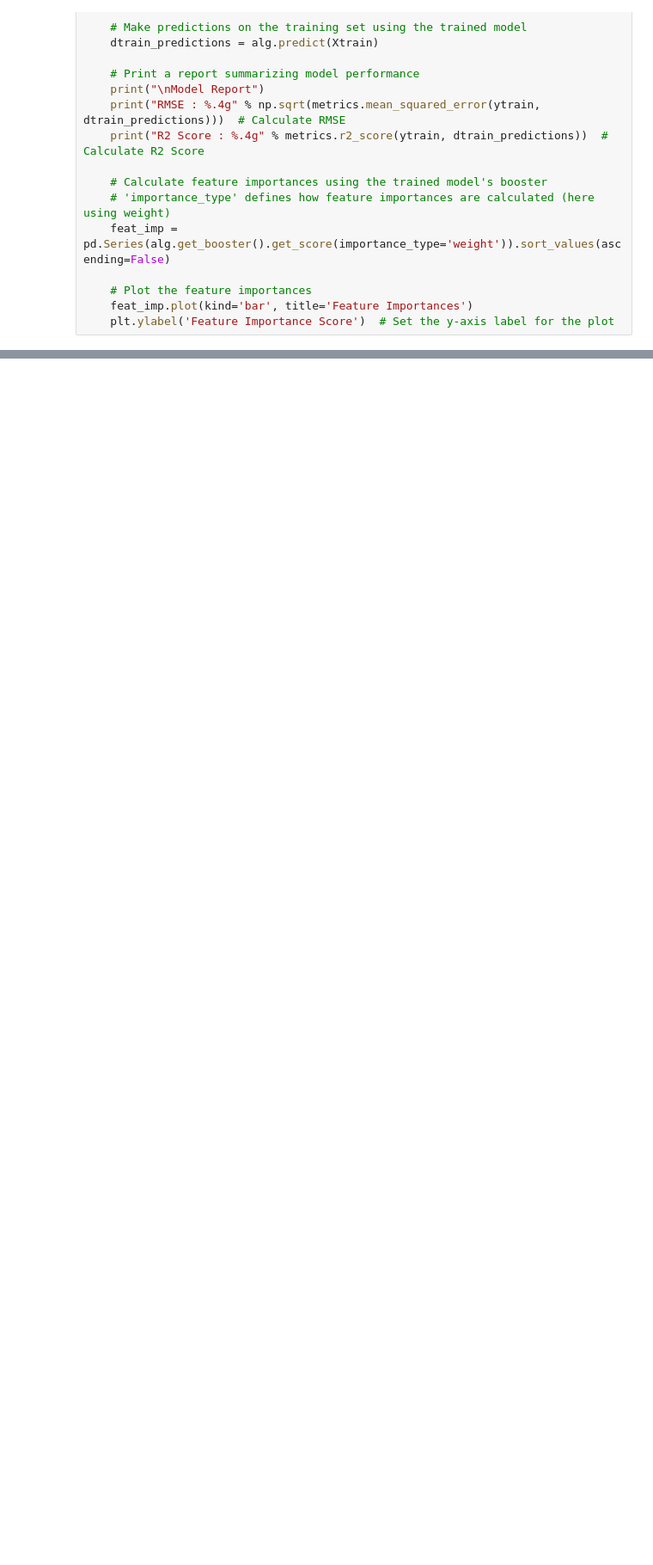
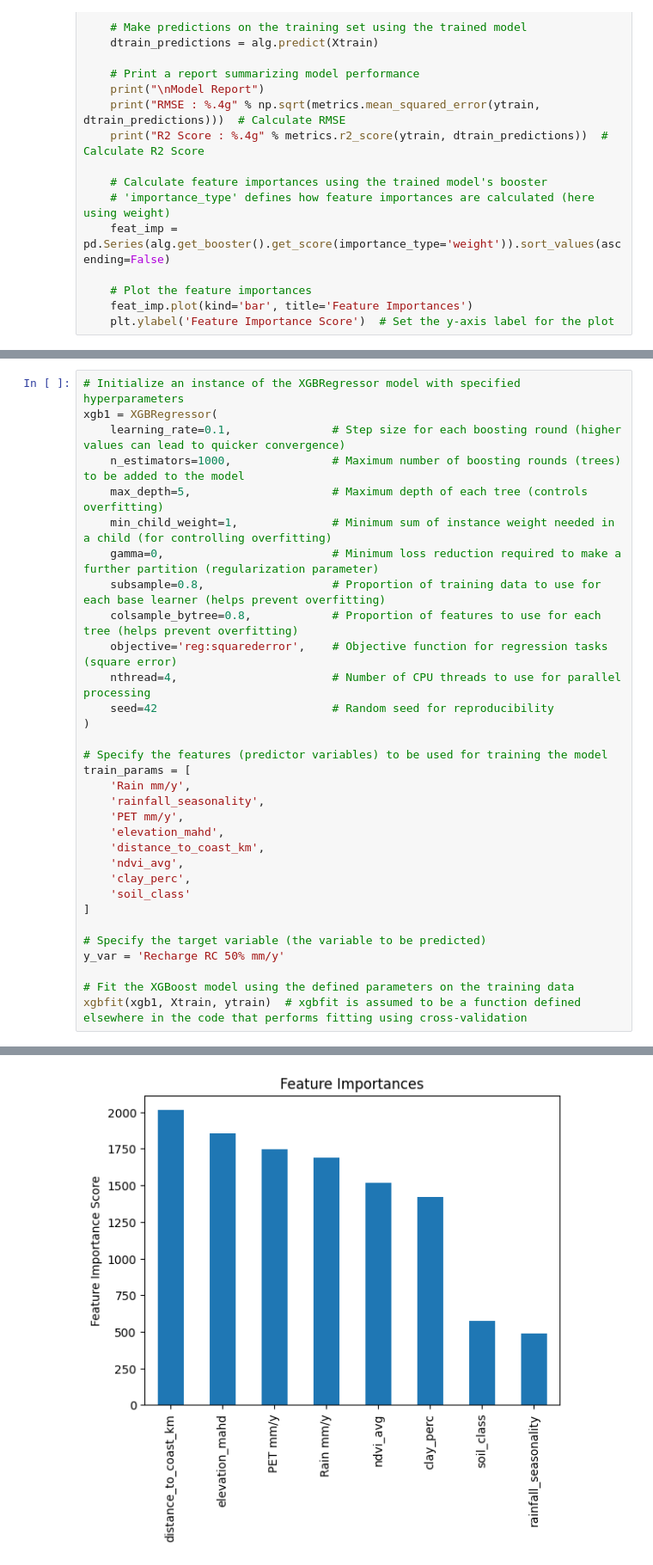
Before and after one commit to Roseparsley8972/CEGM2003-Water, a Jupyter notebook: New model/Hyperparameter/XbBoost_Hyperparameter_tuning.ipynb, the cells around one changed output, grey strips where cells are left out. Shown at 86% size. Drawn from its saved outputs; the diff is of its cells as text; blank space fills up the shorter version.

```diff
--- a/New model/Hyperparameter/XbBoost_Hyperparameter_tuning.ipynb
+++ b/New model/Hyperparameter/XbBoost_Hyperparameter_tuning.ipynb
@@ -94,0 +73,33 @@ xgbfit(xgb1, Xtrain, ytrain)
+# %%
+# Initialize an instance of the XGBRegressor model with specified hyperparameters
+xgb1 = XGBRegressor(
+    learning_rate=0.1,               # Step size for each boosting round (higher values can lead to quicker convergence)
+    n_estimators=1000,               # Maximum number of boosting rounds (trees) to be added to the model
+    max_depth=5,                     # Maximum depth of each tree (controls overfitting)
+    min_child_weight=1,              # Minimum sum of instance weight needed in a child (for controlling overfitting)
+    gamma=0,                         # Minimum loss reduction required to make a further partition (regularization parameter)
+    subsample=0.8,                   # Proportion of training data to use for each base learner (helps prevent overfitting)
+    colsample_bytree=0.8,            # Proportion of features to use for each tree (helps prevent overfitting)
+    objective='reg:squarederror',    # Objective function for regression tasks (square error)
+    nthread=4,                       # Number of CPU threads to use for parallel processing
+    seed=42                          # Random seed for reproducibility
+)
+
+# Specify the features (predictor variables) to be used for training the model
+train_params = [
+    'Rain mm/y',
+    'rainfall_seasonality',
+    'PET mm/y',
+    'elevation_mahd',
+    'distance_to_coast_km',
+    'ndvi_avg',
+    'clay_perc',
+    'soil_class'
+]
+
+# Specify the target variable (the variable to be predicted)
+y_var = 'Recharge RC 50% mm/y'
+
+# Fit the XGBoost model using the defined parameters on the training data
+xgbfit(xgb1, Xtrain, ytrain)  # xgbfit is assumed to be a function defined elsewhere in the code that performs fitting using cross-validation
+# %% [output]
@@ -94,0 +111 @@ xgbfit(xgb1, Xtrain, ytrain)
+[figure, added]
```
Also changed, not shown: parts of 2 cells of this notebook.
